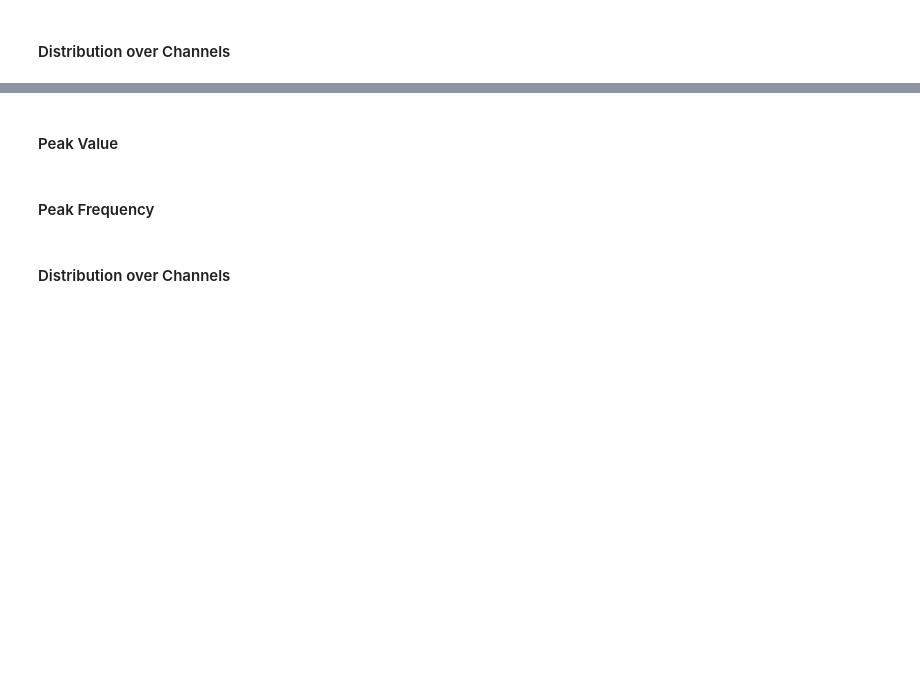
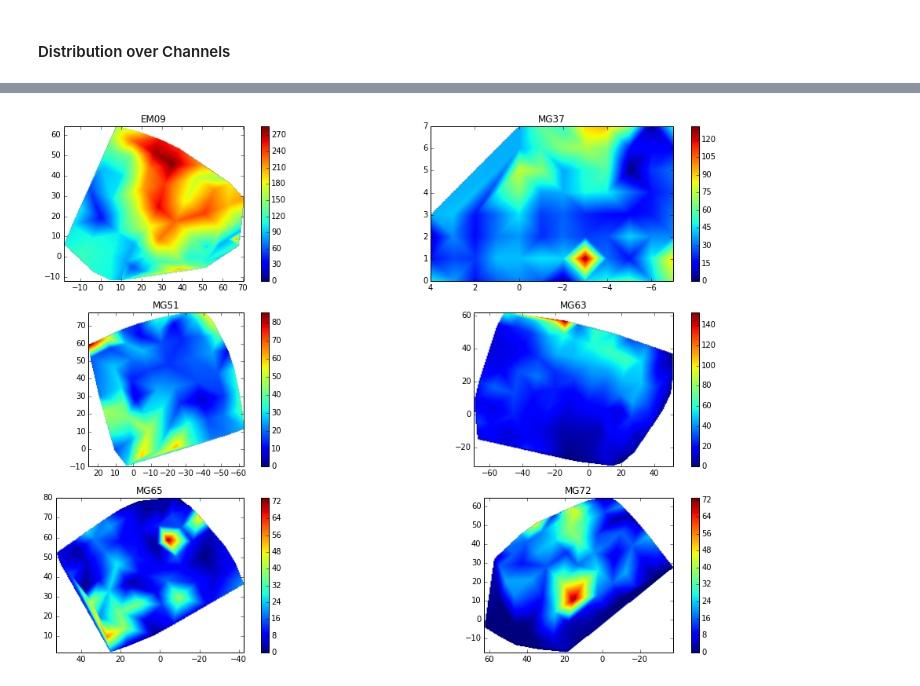
Before and after one commit to gpiantoni/spgr, a Jupyter notebook: main.ipynb, the cells around one changed output, grey strips where cells are left out. Cells and saved outputs as stored; diff of their text form; code cells hidden in the pictures; blank space fills up the shorter version.

```diff
--- a/main.ipynb
+++ b/main.ipynb
@@ -33,0 +60,2 @@ for subj in all_subj:
+# %%
+all_chan = get_chan_used_in_analysis(all_subj)
@@ -94,16 +141,0 @@ hist_values(all_subj, all_spindles,
-# %%
-detection_options = {'frequency': (11, 18),
-                      'method': 'wavelet',
-                      'method_options': {'detect_wavelet': {'M_in_s': 1, 'w': 7}},
-                      'threshold': 'maxima',
-                      'threshold_options': {'peak_width': 3, 'select_width': 1},
-                      'criteria': {'peak_in_fft': {'length': 1, 'dryrun': True}}
-                     }
-
-def calc_spindle(subj):
-    return calc_spindle_values(subj,
-                               detection_options=detection_options,
-                               ref_to_avg=False)
-
-with Pool(6) as pool:
-    all_spindles = pool.map(calc_spindle, all_subj)
@@ -120,2 +141,0 @@ hist_values(all_subj, all_spindles,
-# %% [markdown]
-#### Peak Value
@@ -125,2 +141,0 @@ hist_values(all_subj, all_spindles,
-# %% [markdown]
-#### Peak Frequency
@@ -130,4 +142,4 @@ hist_values(all_subj, all_spindles,
-# %% [markdown]
-#### Distribution over Channels
 # %%
-channel_count(all_subj, all_spindles)
+channel_count(all_subj, all_chan, all_spindles)
+# %% [output]
+[figure, added]
```
Also changed, not shown: parts of 17 cells of this notebook, 3 other files.
